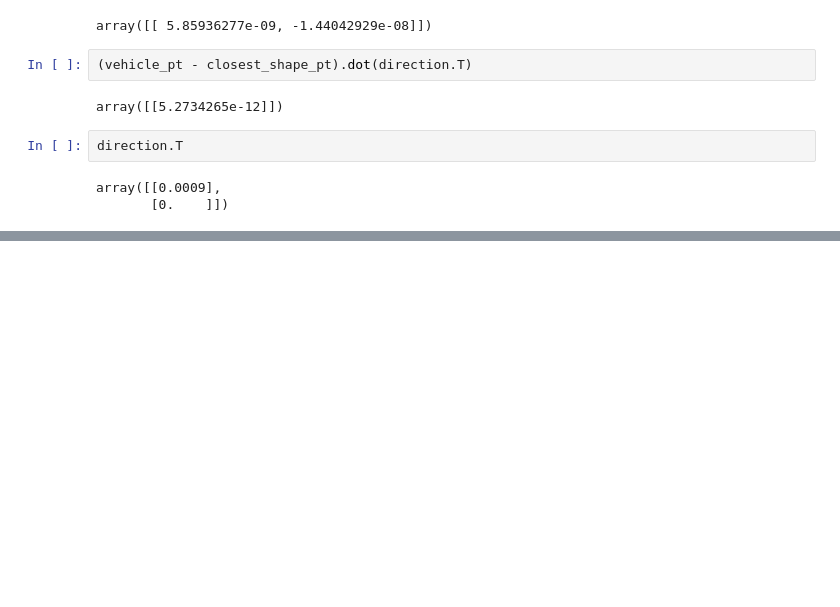
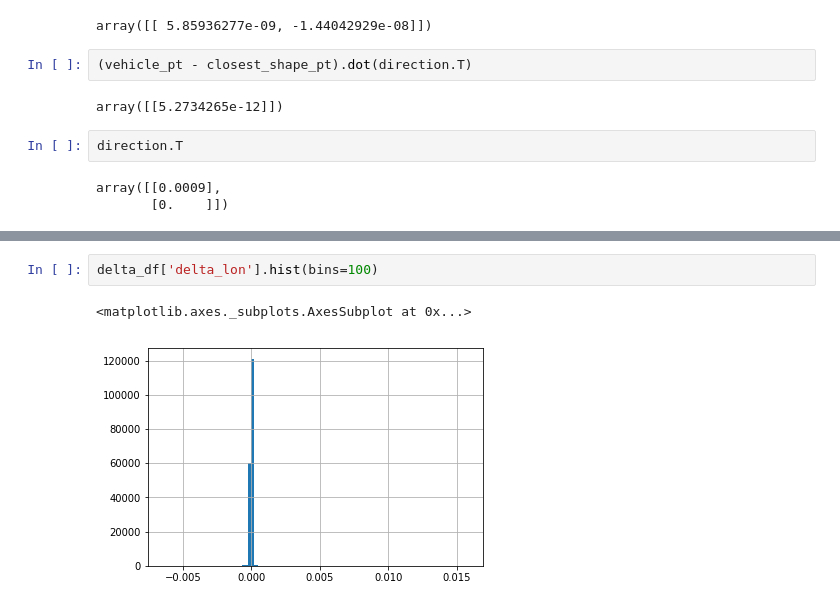
Before and after one commit to 350Seattle-Transportation-Team/gtfs-realtime, a Jupyter notebook: route_shape_process/2019_06_23_test_closest_route_point.ipynb, the cells around one changed output, grey strips where cells are left out. Cells and saved outputs as stored; diff of their text form; blank space fills up the shorter version.

```diff
--- a/route_shape_process/2019_06_23_test_closest_route_point.ipynb
+++ b/route_shape_process/2019_06_23_test_closest_route_point.ipynb
@@ -230,0 +458,5 @@ array([[0.0009],
+# %%
+delta_df['delta_lon'].hist(bins=100)
+# %% [output]
+<matplotlib.axes._subplots.AxesSubplot at 0x...>
+[figure, added]
```
Also changed, not shown: parts of 33 cells of this notebook.
